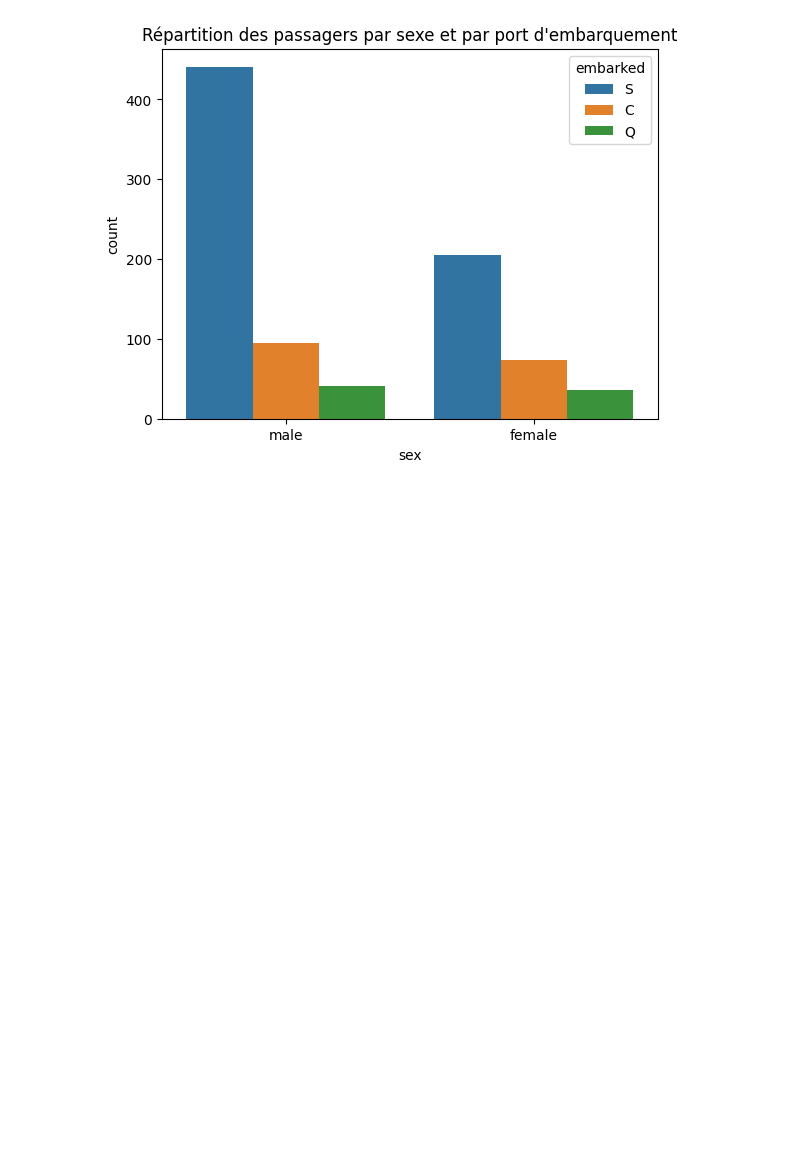
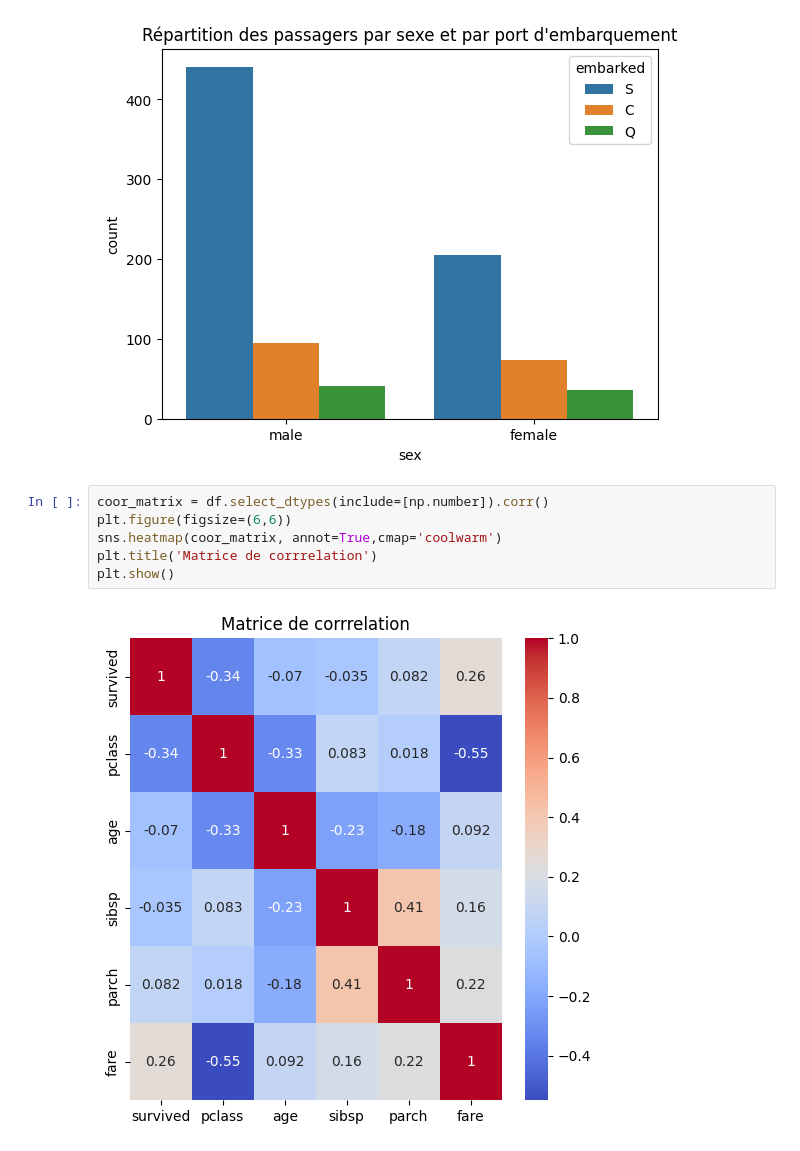
Before and after one commit to bravovaldes/Apprentissage_Supervise_Regression, a Jupyter notebook: Untitled1.ipynb, the cells around one changed output. Cells and saved outputs as stored; diff of their text form; blank space fills up the shorter version.

```diff
--- a/Untitled1.ipynb
+++ b/Untitled1.ipynb
@@ -183,3 +183,11 @@ plt.title('Répartition des passagers par sexe et par port d\'embarquement')
 # %% [output]
 Text(0.5, 1.0, "Répartition des passagers par sexe et par port d'embarquement")
 [figure]
+# %%
+coor_matrix = df.select_dtypes(include=[np.number]).corr()
+plt.figure(figsize=(6,6))
+sns.heatmap(coor_matrix, annot=True,cmap='coolwarm')
+plt.title('Matrice de corrrelation')
+plt.show()
+# %% [output]
+[figure, added]
```
